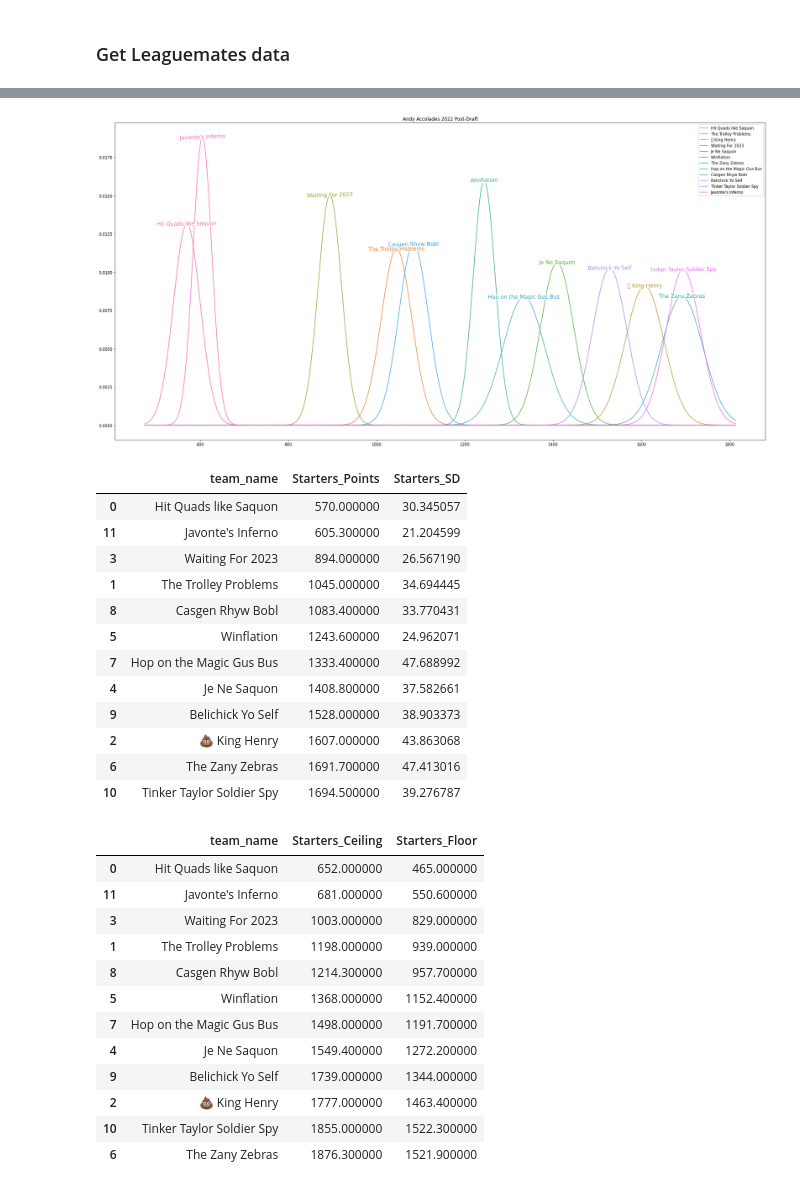
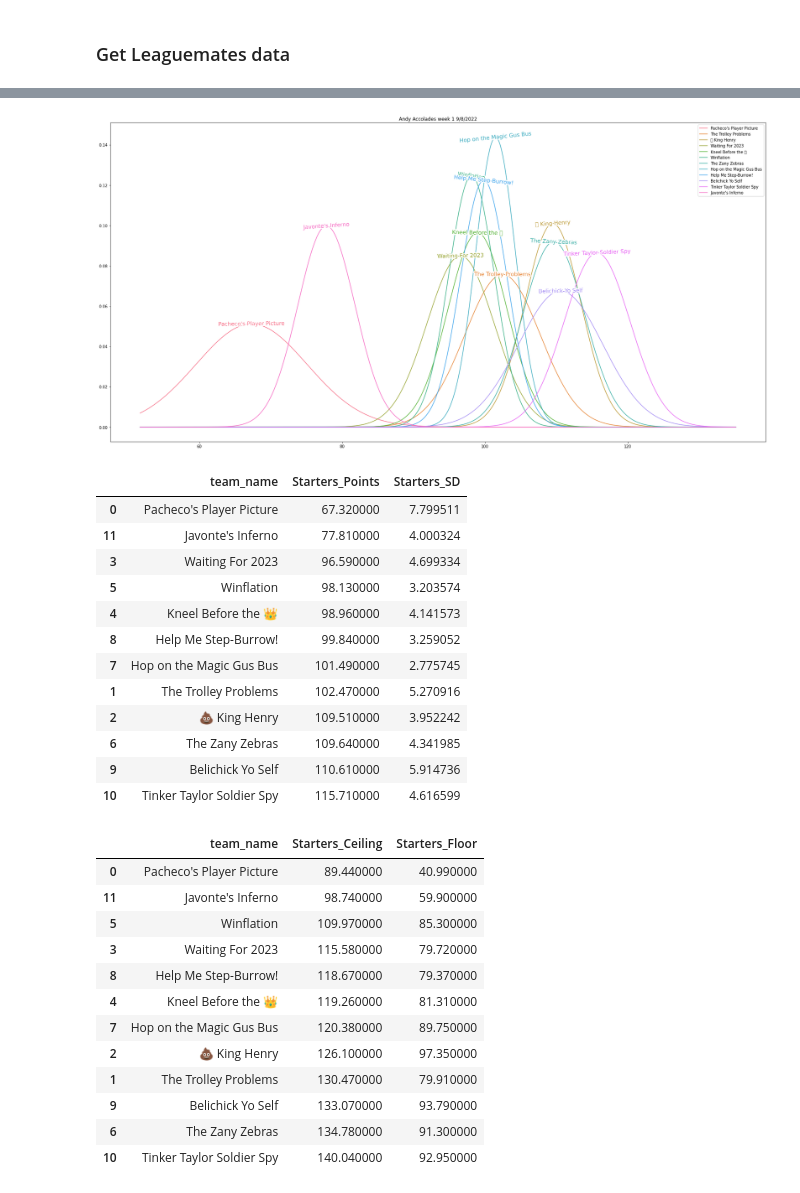
Before and after one commit to atran39/PokerstersFF, a Jupyter notebook: PokerstersFF.ipynb, the cells around one changed output, grey strips where cells are left out. Drawn from its saved outputs; the diff is of its cells as text; code cells hidden in the pictures.

Commit message:
week 1 projections

```diff
--- a/PokerstersFF.ipynb
+++ b/PokerstersFF.ipynb
@@ -68,10 +24,10 @@ league = League(league_id)
 players = Players()
 # players_df = pd.read_pickle('./sleeper_players.pkl')
 # ffa_proj_df = pd.read_pickle("./ffa_proj.pkl")
-plt.rcParams['figure.figsize'] = [20, 10]
+plt.rcParams['figure.figsize'] = [15, 10]
 # %%
 # import player projection data from spreadsheet
-projection_file = '2022_projections/2022_season_ff_projection.txt'
+projection_file = '2022_projections/2022_week1_9-8-2022_ff_projection.txt'
 
 with open('sleeper_players.pkl', 'wb') as file:
     ffa_proj_df = pd.read_csv(projection_file, sep='\t', index_col=None)
@@ -234,52 +190,52 @@ ax.bar_label(ax.containers[0])
 # %%
 plt.rcParams['figure.figsize'] = [30, 15]
 fig, ax1 = plt.subplots()
 colors = sns.color_palette("husl", rosters_df.shape[0])
 ax1.set_prop_cycle('color', colors)
 x_axis = np.arange(rosters_df['Starters_Points'].min() - 2*rosters_df['Starters_SD'].max(), rosters_df['Starters_Points'].max() + 2.5*rosters_df['Starters_SD'].max(), .1)
 
 for roster in rosters_df.iterrows():
     plt.plot(x_axis, norm.pdf(x_axis, roster[1]['Starters_Points'], roster[1]['Starters_SD']), label=roster[1]['team_name'])
 
 labelLines(plt.gca().get_lines(), fontsize=14, align=True,  xvals = rosters_df['Starters_Points'], zorder=2.5)
 plt.legend()
 
-ax1.title.set_text('Andy Accolades 2022 Post-Draft')
+ax1.title.set_text('Andy Accolades week 1 9/8/2022')
 plt.show()
 # %% [output]
-[figure, old version]
+[figure, new version]
 # %%
 rosters_df.loc[:, ['team_name', 'Starters_Points', 'Starters_SD']].sort_values(by='Starters_Points')
 # %% [output]
 |  | team_name | Starters_Points | Starters_SD |
-| 0 | Hit Quads like Saquon | 570.000000 | 30.345057 |
-| 11 | Javonte's Inferno | 605.300000 | 21.204599 |
-| 3 | Waiting For 2023 | 894.000000 | 26.567190 |
-| 1 | The Trolley Problems | 1045.000000 | 34.694445 |
-| 8 | Casgen Rhyw Bobl | 1083.400000 | 33.770431 |
-| 5 | Winflation | 1243.600000 | 24.962071 |
-| 7 | Hop on the Magic Gus Bus | 1333.400000 | 47.688992 |
-| 4 | Je Ne Saquon | 1408.800000 | 37.582661 |
-| 9 | Belichick Yo Self | 1528.000000 | 38.903373 |
-| 2 | 💩 King Henry | 1607.000000 | 43.863068 |
-| 6 | The Zany Zebras | 1691.700000 | 47.413016 |
-| 10 | Tinker Taylor Soldier Spy | 1694.500000 | 39.276787 |
+| 0 | Pacheco's Player Picture | 67.320000 | 7.799511 |
+| 11 | Javonte's Inferno | 77.810000 | 4.000324 |
+| 3 | Waiting For 2023 | 96.590000 | 4.699334 |
+| 5 | Winflation | 98.130000 | 3.203574 |
+| 4 | Kneel Before the 👑 | 98.960000 | 4.141573 |
+| 8 | Help Me Step-Burrow! | 99.840000 | 3.259052 |
+| 7 | Hop on the Magic Gus Bus | 101.490000 | 2.775745 |
+| 1 | The Trolley Problems | 102.470000 | 5.270916 |
+| 2 | 💩 King Henry | 109.510000 | 3.952242 |
+| 6 | The Zany Zebras | 109.640000 | 4.341985 |
+| 9 | Belichick Yo Self | 110.610000 | 5.914736 |
+| 10 | Tinker Taylor Soldier Spy | 115.710000 | 4.616599 |
 # %%
 rosters_df.loc[:, ['team_name', 'Starters_Ceiling', 'Starters_Floor']].sort_values(by='Starters_Ceiling')
 # %% [output]
 |  | team_name | Starters_Ceiling | Starters_Floor |
-| 0 | Hit Quads like Saquon | 652.000000 | 465.000000 |
-| 11 | Javonte's Inferno | 681.000000 | 550.600000 |
-| 3 | Waiting For 2023 | 1003.000000 | 829.000000 |
-| 1 | The Trolley Problems | 1198.000000 | 939.000000 |
-| 8 | Casgen Rhyw Bobl | 1214.300000 | 957.700000 |
-| 5 | Winflation | 1368.000000 | 1152.400000 |
-| 7 | Hop on the Magic Gus Bus | 1498.000000 | 1191.700000 |
-| 4 | Je Ne Saquon | 1549.400000 | 1272.200000 |
-| 9 | Belichick Yo Self | 1739.000000 | 1344.000000 |
-| 2 | 💩 King Henry | 1777.000000 | 1463.400000 |
-| 10 | Tinker Taylor Soldier Spy | 1855.000000 | 1522.300000 |
-| 6 | The Zany Zebras | 1876.300000 | 1521.900000 |
+| 0 | Pacheco's Player Picture | 89.440000 | 40.990000 |
+| 11 | Javonte's Inferno | 98.740000 | 59.900000 |
+| 5 | Winflation | 109.970000 | 85.300000 |
+| 3 | Waiting For 2023 | 115.580000 | 79.720000 |
+| 8 | Help Me Step-Burrow! | 118.670000 | 79.370000 |
+| 4 | Kneel Before the 👑 | 119.260000 | 81.310000 |
+| 7 | Hop on the Magic Gus Bus | 120.380000 | 89.750000 |
+| 2 | 💩 King Henry | 126.100000 | 97.350000 |
+| 1 | The Trolley Problems | 130.470000 | 79.910000 |
+| 9 | Belichick Yo Self | 133.070000 | 93.790000 |
+| 6 | The Zany Zebras | 134.780000 | 91.300000 |
+| 10 | Tinker Taylor Soldier Spy | 140.040000 | 92.950000 |
 # %%
 week = 1
 matchups = league.get_matchups(week)
```
Also changed, not shown: parts of 12 cells of this notebook.
